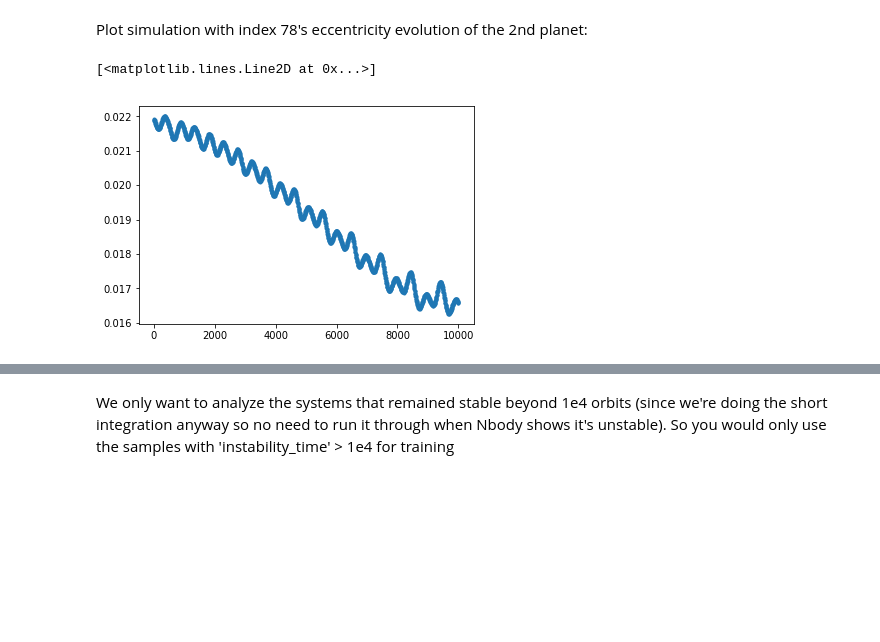
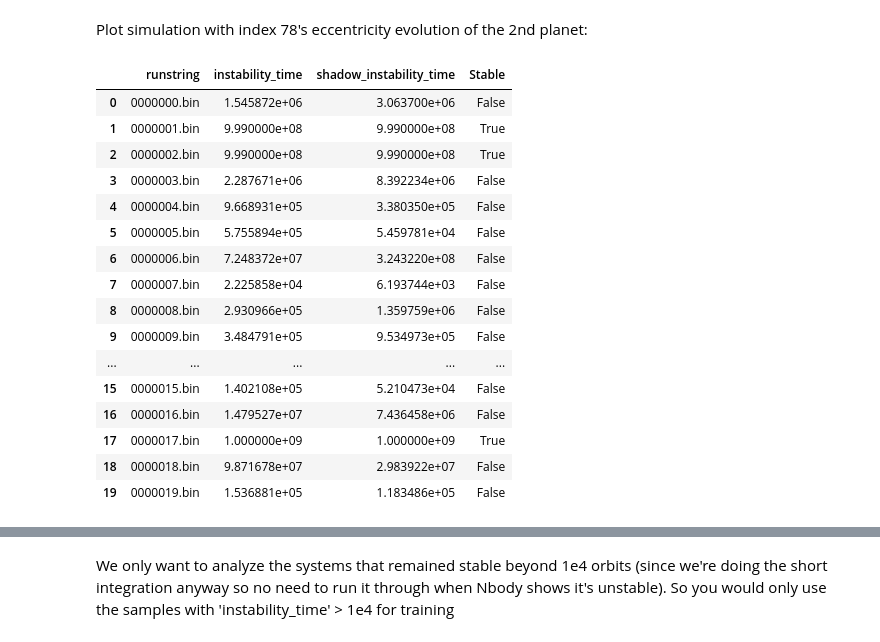
Before and after one commit to MilesCranmer/stabilitydataset, a Jupyter notebook: Analysis/reading_time_series.ipynb, the cells around one changed output, grey strips where cells are left out. Cells and saved outputs as stored; diff of their text form; code cells hidden in the pictures; blank space fills up the shorter version.

```diff
--- a/Analysis/reading_time_series.ipynb
+++ b/Analysis/reading_time_series.ipynb
@@ -67,6 +58,20 @@ system = data[78, :, :]
-# %%
-fig, ax = plt.subplots()
-ax.plot(system[:,0], system[:,8], '.')
-# %% [output]
-[<matplotlib.lines.Line2D at 0x...>]
-[figure, removed]
+# %%
+labels.head(20)
+# %% [output]
+|  | runstring | instability_time | shadow_instability_time | Stable |
+| 0 | 0000000.bin | 1.545872e+06 | 3.063700e+06 | False |
+| 1 | 0000001.bin | 9.990000e+08 | 9.990000e+08 | True |
+| 2 | 0000002.bin | 9.990000e+08 | 9.990000e+08 | True |
+| 3 | 0000003.bin | 2.287671e+06 | 8.392234e+06 | False |
+| 4 | 0000004.bin | 9.668931e+05 | 3.380350e+05 | False |
+| 5 | 0000005.bin | 5.755894e+05 | 5.459781e+04 | False |
+| 6 | 0000006.bin | 7.248372e+07 | 3.243220e+08 | False |
+| 7 | 0000007.bin | 2.225858e+04 | 6.193744e+03 | False |
+| 8 | 0000008.bin | 2.930966e+05 | 1.359759e+06 | False |
+| 9 | 0000009.bin | 3.484791e+05 | 9.534973e+05 | False |
+| ... | ... | ... | ... | ... |
+| 15 | 0000015.bin | 1.402108e+05 | 5.210473e+04 | False |
+| 16 | 0000016.bin | 1.479527e+07 | 7.436458e+06 | False |
+| 17 | 0000017.bin | 1.000000e+09 | 1.000000e+09 | True |
+| 18 | 0000018.bin | 9.871678e+07 | 2.983922e+07 | False |
+| 19 | 0000019.bin | 1.536881e+05 | 1.183486e+05 | False |
```
Also changed, not shown: parts of 5 cells of this notebook.
